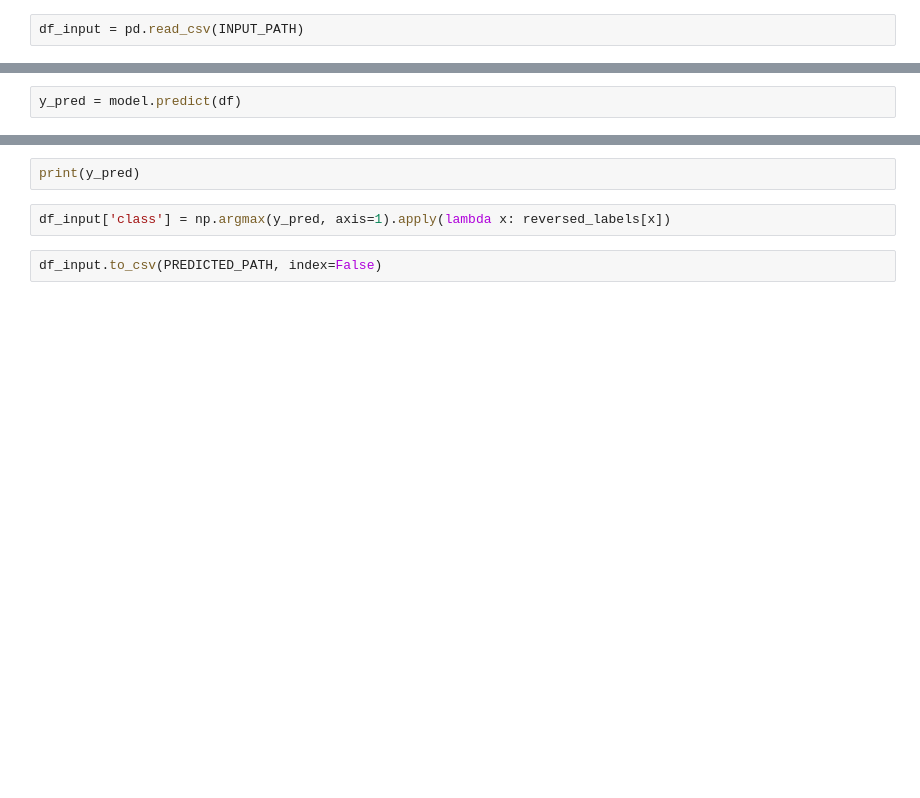
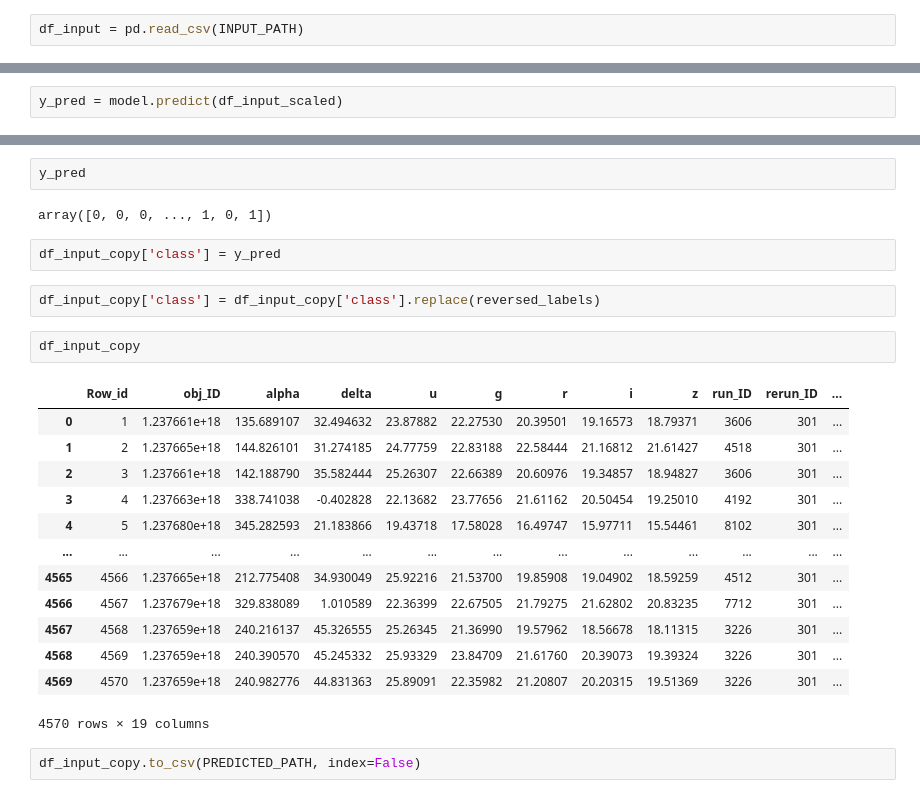
Before and after one commit to pyramidheadshark/SpaceObjMulticlassifier, a Jupyter notebook: sample.ipynb, the cells around one changed output, grey strips where cells are left out. Cells and saved outputs as stored; diff of their text form; blank space fills up the shorter version.

```diff
--- a/sample.ipynb
+++ b/sample.ipynb
@@ -163,2 +279,2 @@ df_input = pd.read_csv(INPUT_PATH)
 # %%
-y_pred = model.predict(df)
+y_pred = model.predict(df_input_scaled)
@@ -165,6 +287,26 @@ y_pred = model.predict(df)
-# %%
-print(y_pred)
-# %%
-df_input['class'] = np.argmax(y_pred, axis=1).apply(lambda x: reversed_labels[x])
+# %%
+y_pred
+# %% [output]
+array([0, 0, 0, ..., 1, 0, 1])
+# %%
+df_input_copy['class'] = y_pred
+# %%
+df_input_copy['class'] = df_input_copy['class'].replace(reversed_labels)
+# %%
+df_input_copy
+# %% [output]
+|  | Row_id | obj_ID | alpha | delta | u | g | r | i | z | run_ID | rerun_ID | ... |
+| 0 | 1 | 1.237661e+18 | 135.689107 | 32.494632 | 23.87882 | 22.27530 | 20.39501 | 19.16573 | 18.79371 | 3606 | 301 | ... |
+| 1 | 2 | 1.237665e+18 | 144.826101 | 31.274185 | 24.77759 | 22.83188 | 22.58444 | 21.16812 | 21.61427 | 4518 | 301 | ... |
+| 2 | 3 | 1.237661e+18 | 142.188790 | 35.582444 | 25.26307 | 22.66389 | 20.60976 | 19.34857 | 18.94827 | 3606 | 301 | ... |
+| 3 | 4 | 1.237663e+18 | 338.741038 | -0.402828 | 22.13682 | 23.77656 | 21.61162 | 20.50454 | 19.25010 | 4192 | 301 | ... |
+| 4 | 5 | 1.237680e+18 | 345.282593 | 21.183866 | 19.43718 | 17.58028 | 16.49747 | 15.97711 | 15.54461 | 8102 | 301 | ... |
+| ... | ... | ... | ... | ... | ... | ... | ... | ... | ... | ... | ... | ... |
+| 4565 | 4566 | 1.237665e+18 | 212.775408 | 34.930049 | 25.92216 | 21.53700 | 19.85908 | 19.04902 | 18.59259 | 4512 | 301 | ... |
+| 4566 | 4567 | 1.237679e+18 | 329.838089 | 1.010589 | 22.36399 | 22.67505 | 21.79275 | 21.62802 | 20.83235 | 7712 | 301 | ... |
+| 4567 | 4568 | 1.237659e+18 | 240.216137 | 45.326555 | 25.26345 | 21.36990 | 19.57962 | 18.56678 | 18.11315 | 3226 | 301 | ... |
+| 4568 | 4569 | 1.237659e+18 | 240.390570 | 45.245332 | 25.93329 | 23.84709 | 21.61760 | 20.39073 | 19.39324 | 3226 | 301 | ... |
+| 4569 | 4570 | 1.237659e+18 | 240.982776 | 44.831363 | 25.89091 | 22.35982 | 21.20807 | 20.20315 | 19.51369 | 3226 | 301 | ... |
+4570 rows × 19 columns
 # %%
-df_input.to_csv(PREDICTED_PATH, index=False)
+df_input_copy.to_csv(PREDICTED_PATH, index=False)
```
Also changed, not shown: parts of 22 cells of this notebook, 1 other file.
